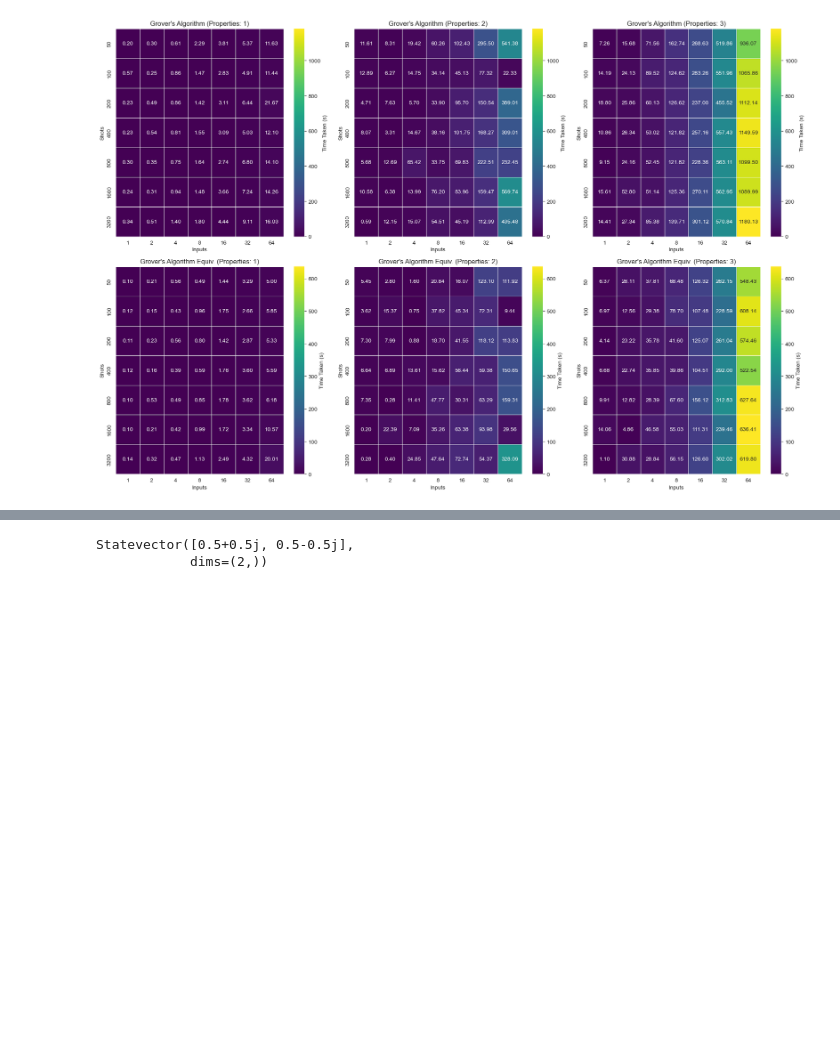
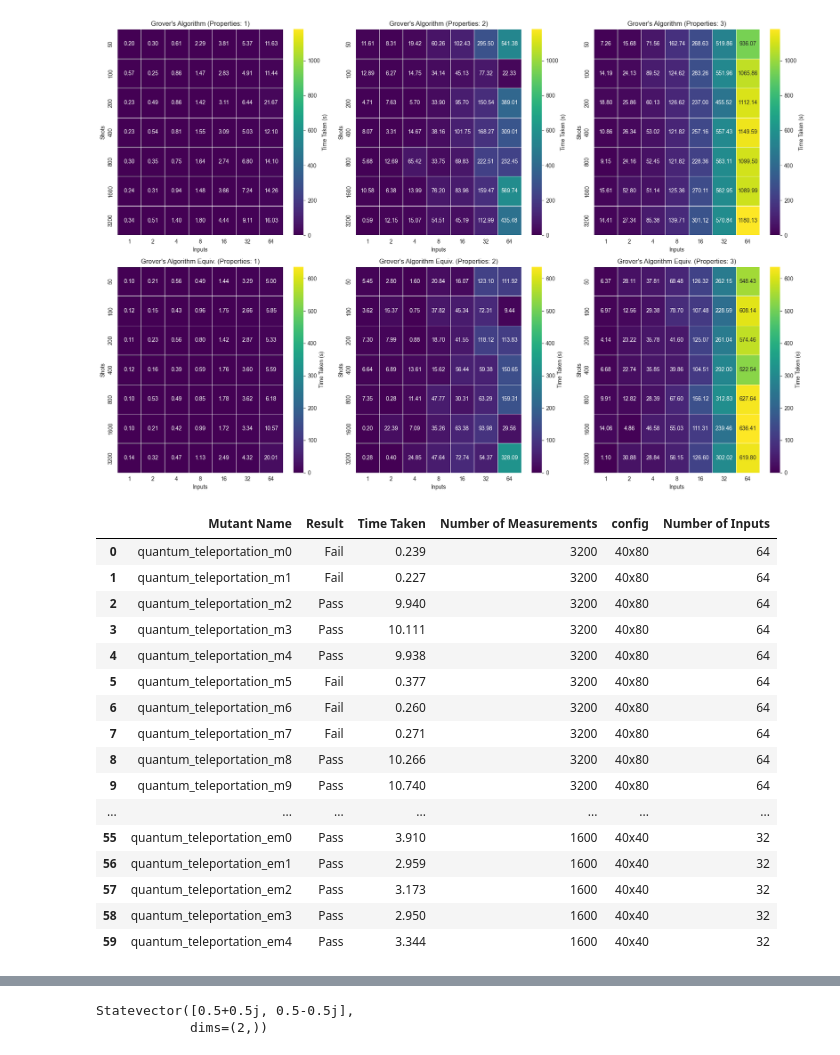
Before and after one commit to GabrielPontolillo/qucheck, a Jupyter notebook: case_studies/results_visualisation.ipynb, the cells around one changed output, grey strips where cells are left out. Drawn from its saved outputs; the diff is of its cells as text; code cells hidden in the pictures; blank space fills up the shorter version.

```diff
--- a/case_studies/results_visualisation.ipynb
+++ b/case_studies/results_visualisation.ipynb
@@ -177,0 +171,20 @@ qs_qt_df = read_qs_data("quantum_teleportation")
+# %%
+qs_qt_df
+# %% [output]
+|  | Mutant Name | Result | Time Taken | Number of Measurements | config | Number of Inputs |
+| 0 | quantum_teleportation_m0 | Fail | 0.239 | 3200 | 40x80 | 64 |
+| 1 | quantum_teleportation_m1 | Fail | 0.227 | 3200 | 40x80 | 64 |
+| 2 | quantum_teleportation_m2 | Pass | 9.940 | 3200 | 40x80 | 64 |
+| 3 | quantum_teleportation_m3 | Pass | 10.111 | 3200 | 40x80 | 64 |
+| 4 | quantum_teleportation_m4 | Pass | 9.938 | 3200 | 40x80 | 64 |
+| 5 | quantum_teleportation_m5 | Fail | 0.377 | 3200 | 40x80 | 64 |
+| 6 | quantum_teleportation_m6 | Fail | 0.260 | 3200 | 40x80 | 64 |
+| 7 | quantum_teleportation_m7 | Fail | 0.271 | 3200 | 40x80 | 64 |
+| 8 | quantum_teleportation_m8 | Pass | 10.266 | 3200 | 40x80 | 64 |
+| 9 | quantum_teleportation_m9 | Pass | 10.740 | 3200 | 40x80 | 64 |
+| ... | ... | ... | ... | ... | ... | ... |
+| 55 | quantum_teleportation_em0 | Pass | 3.910 | 1600 | 40x40 | 32 |
+| 56 | quantum_teleportation_em1 | Pass | 2.959 | 1600 | 40x40 | 32 |
+| 57 | quantum_teleportation_em2 | Pass | 3.173 | 1600 | 40x40 | 32 |
+| 58 | quantum_teleportation_em3 | Pass | 2.950 | 1600 | 40x40 | 32 |
+| 59 | quantum_teleportation_em4 | Pass | 3.344 | 1600 | 40x40 | 32 |
```
Also changed, not shown: parts of 3 cells of this notebook, 1 other file.
